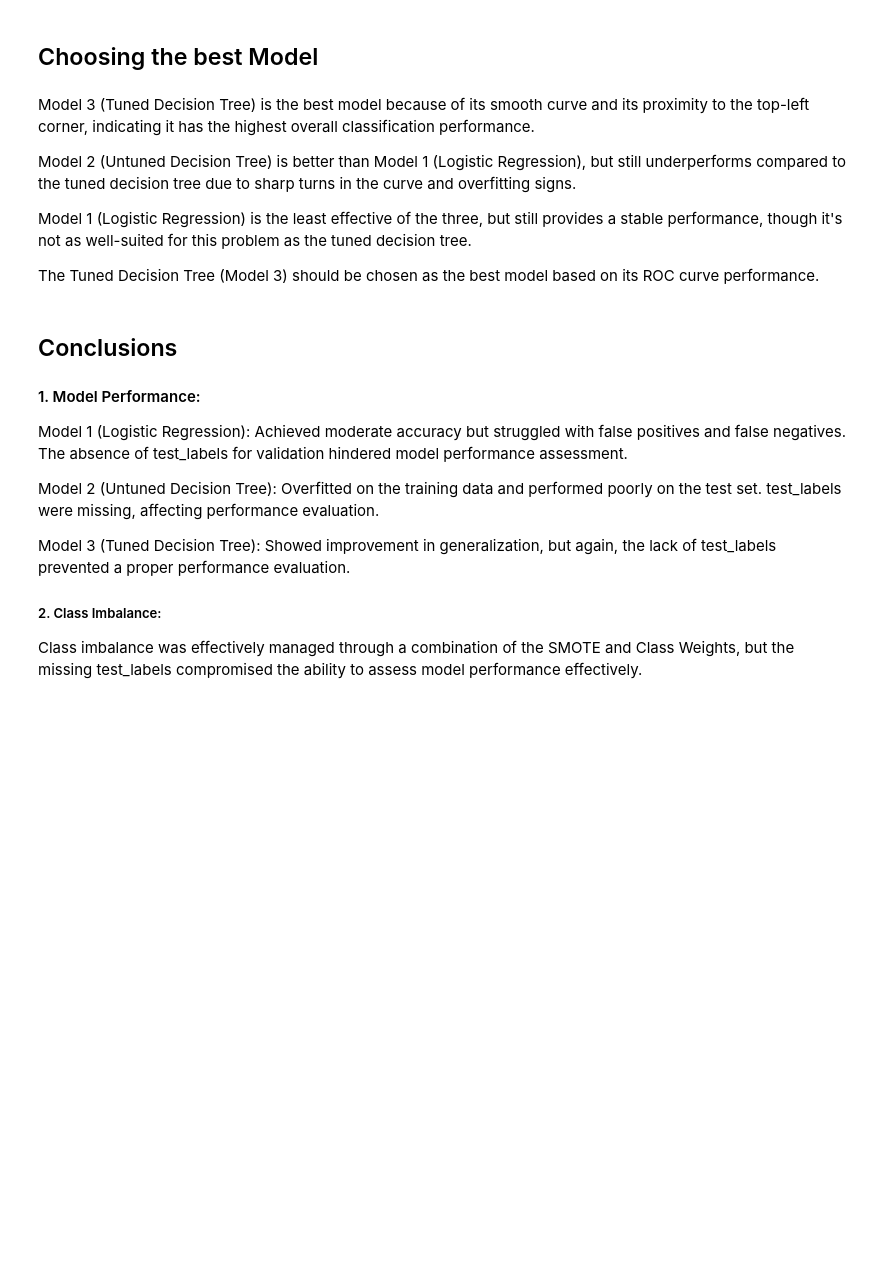
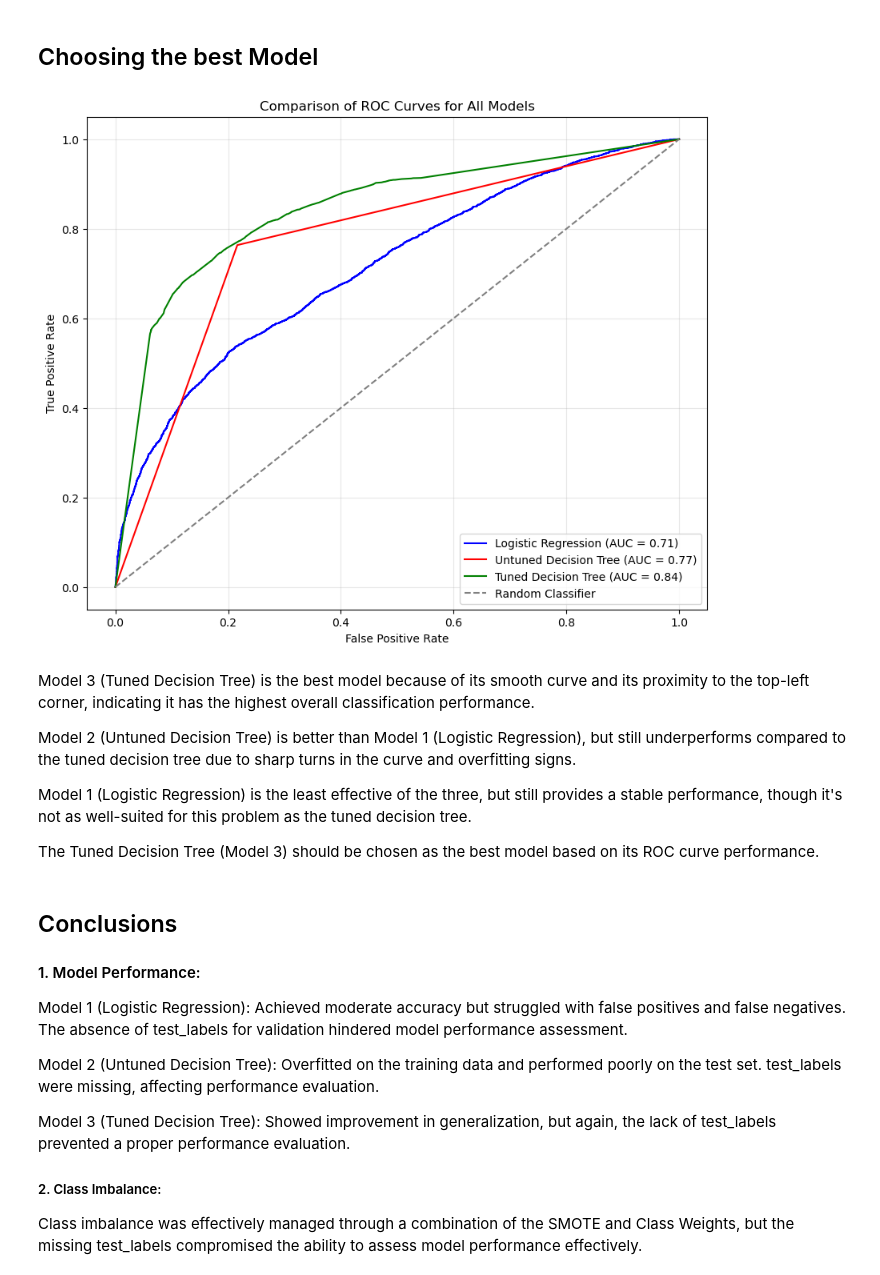
Before and after one commit to mbitheknight/Phase-3-Project, a Jupyter notebook: Phase 3 Project/Phase 3 Project Modeling.ipynb, the cells around one changed output. Saved outputs shown, nothing was run; the diff lists cells and outputs as text; code cells hidden in the pictures; blank space fills up the shorter version.

```diff
--- a/Phase 3 Project/Phase 3 Project Modeling.ipynb
+++ b/Phase 3 Project/Phase 3 Project Modeling.ipynb
@@ -136,31 +184,33 @@ print(tuned_dt_results)
 ## Choosing the best Model
 # %%
 # ROC-AUC Curve for Logistic Regression (Model 1)
-fpr_lr, tpr_lr, _ = roc_curve(y_test, Baseline_Model.predict_proba(X_test_scaled)[:, 1])
+fpr_lr, tpr_lr, _ = roc_curve(y_test, logistic_model.predict_proba(X_test_scaled)[:, 1])
 roc_auc_lr = auc(fpr_lr, tpr_lr)
 
 # ROC-AUC Curve for Decision Tree (Untuned Model 2)
-fpr_dt, tpr_dt, _ = roc_curve(y_test, decision_tree.predict_proba(X_test_scaled)[:, 1])
+fpr_dt, tpr_dt, _ = roc_curve(y_test, untuned_dt_model.predict_proba(X_test_scaled)[:, 1])
 roc_auc_dt = auc(fpr_dt, tpr_dt)
 
 # ROC-AUC Curve for Tuned Decision Tree (Model 3)
-fpr_tuned, tpr_tuned, _ = roc_curve(y_test, best_dt_model.predict_proba(X_test_scaled)[:, 1])
+fpr_tuned, tpr_tuned, _ = roc_curve(y_test, tuned_dt_model.predict_proba(X_test_scaled)[:, 1])
 roc_auc_tuned = auc(fpr_tuned, tpr_tuned)
 
 # Plot all ROC curves on the same graph
 plt.figure(figsize=(10, 8))
 plt.plot(fpr_lr, tpr_lr, label=f'Logistic Regression (AUC = {roc_auc_lr:.2f})', color='blue')
 plt.plot(fpr_dt, tpr_dt, label=f'Untuned Decision Tree (AUC = {roc_auc_dt:.2f})', color='red')
 plt.plot(fpr_tuned, tpr_tuned, label=f'Tuned Decision Tree (AUC = {roc_auc_tuned:.2f})', color='green')
 plt.plot([0, 1], [0, 1], color='gray', linestyle='--', label='Random Classifier')
 
 # Add plot details
 plt.title('Comparison of ROC Curves for All Models')
 plt.xlabel('False Positive Rate')
 plt.ylabel('True Positive Rate')
 plt.legend(loc='lower right')
 plt.grid(alpha=0.3)
 plt.show()
+# %% [output]
+[figure, added]
 # %% [markdown]
 Model 3 (Tuned Decision Tree) is the best model because of its smooth curve and its proximity to the top-left corner, indicating it has the highest overall classification performance.
 
```
Also changed, not shown: parts of 10 cells of this notebook, 5 other files.
